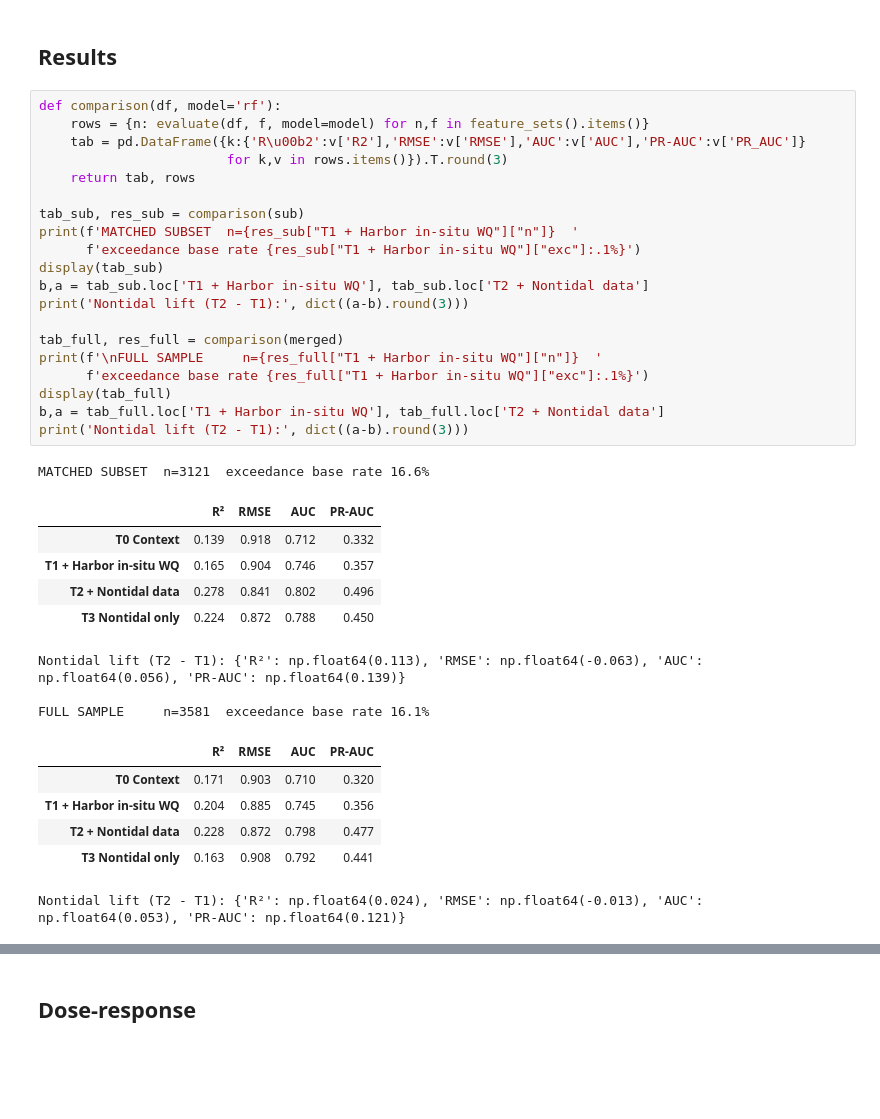
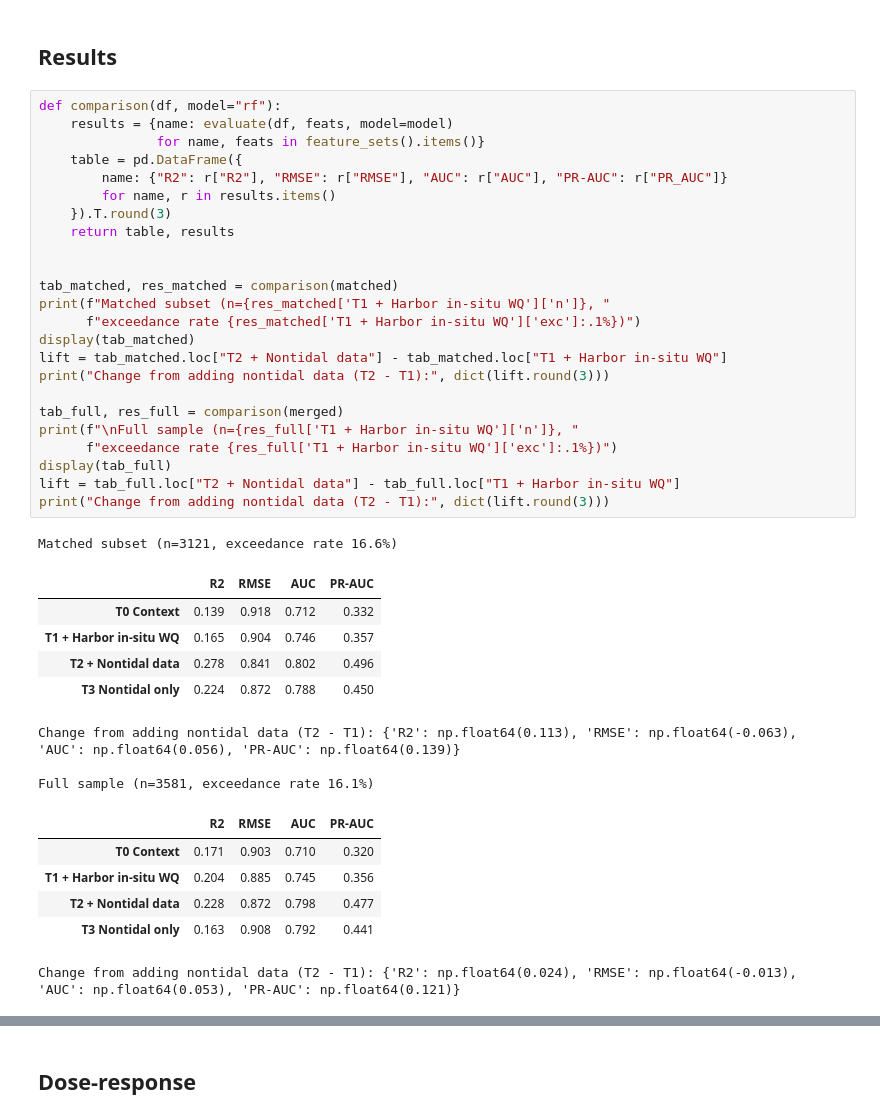
Before and after one commit to Olorunfunmi12/scholarhub, a Jupyter notebook: analysis/Enterococcus_nontidal_predicts_tidal_ML.ipynb, the cells around one changed output, grey strips where cells are left out. Saved outputs shown, nothing was run; the diff lists cells and outputs as text; blank space fills up the shorter version.

```diff
--- a/analysis/Enterococcus_nontidal_predicts_tidal_ML.ipynb
+++ b/analysis/Enterococcus_nontidal_predicts_tidal_ML.ipynb
@@ -176,39 +309,43 @@ def evaluate(df, feats, model='rf', n_splits=5, seed=RANDOM_STATE):
 # %% [markdown]
 ## Results
 # %%
-def comparison(df, model='rf'):
-    rows = {n: evaluate(df, f, model=model) for n,f in feature_sets().items()}
-    tab = pd.DataFrame({k:{'R\u00b2':v['R2'],'RMSE':v['RMSE'],'AUC':v['AUC'],'PR-AUC':v['PR_AUC']}
-                        for k,v in rows.items()}).T.round(3)
-    return tab, rows
+def comparison(df, model="rf"):
+    results = {name: evaluate(df, feats, model=model)
+               for name, feats in feature_sets().items()}
+    table = pd.DataFrame({
+        name: {"R2": r["R2"], "RMSE": r["RMSE"], "AUC": r["AUC"], "PR-AUC": r["PR_AUC"]}
+        for name, r in results.items()
+    }).T.round(3)
+    return table, results
 
-tab_sub, res_sub = comparison(sub)
-print(f'MATCHED SUBSET  n={res_sub["T1 + Harbor in-situ WQ"]["n"]}  '
-      f'exceedance base rate {res_sub["T1 + Harbor in-situ WQ"]["exc"]:.1%}')
-display(tab_sub)
-b,a = tab_sub.loc['T1 + Harbor in-situ WQ'], tab_sub.loc['T2 + Nontidal data']
-print('Nontidal lift (T2 - T1):', dict((a-b).round(3)))
+
+tab_matched, res_matched = comparison(matched)
+print(f"Matched subset (n={res_matched['T1 + Harbor in-situ WQ']['n']}, "
+      f"exceedance rate {res_matched['T1 + Harbor in-situ WQ']['exc']:.1%})")
+display(tab_matched)
+lift = tab_matched.loc["T2 + Nontidal data"] - tab_matched.loc["T1 + Harbor in-situ WQ"]
+print("Change from adding nontidal data (T2 - T1):", dict(lift.round(3)))
 
 tab_full, res_full = comparison(merged)
-print(f'\nFULL SAMPLE     n={res_full["T1 + Harbor in-situ WQ"]["n"]}  '
-      f'exceedance base rate {res_full["T1 + Harbor in-situ WQ"]["exc"]:.1%}')
+print(f"\nFull sample (n={res_full['T1 + Harbor in-situ WQ']['n']}, "
+      f"exceedance rate {res_full['T1 + Harbor in-situ WQ']['exc']:.1%})")
 display(tab_full)
-b,a = tab_full.loc['T1 + Harbor in-situ WQ'], tab_full.loc['T2 + Nontidal data']
-print('Nontidal lift (T2 - T1):', dict((a-b).round(3)))
+lift = tab_full.loc["T2 + Nontidal data"] - tab_full.loc["T1 + Harbor in-situ WQ"]
+print("Change from adding nontidal data (T2 - T1):", dict(lift.round(3)))
 # %% [output]
-MATCHED SUBSET  n=3121  exceedance base rate 16.6%
+Matched subset (n=3121, exceedance rate 16.6%)
-|  | R² | RMSE | AUC | PR-AUC |
+|  | R2 | RMSE | AUC | PR-AUC |
 | T0 Context | 0.139 | 0.918 | 0.712 | 0.332 |
 | T1 + Harbor in-situ WQ | 0.165 | 0.904 | 0.746 | 0.357 |
 | T2 + Nontidal data | 0.278 | 0.841 | 0.802 | 0.496 |
 | T3 Nontidal only | 0.224 | 0.872 | 0.788 | 0.450 |
-Nontidal lift (T2 - T1): {'R²': np.float64(0.113), 'RMSE': np.float64(-0.063), 'AUC': np.float64(0.056), 'PR-AUC': np.float64(0.139)}
+Change from adding nontidal data (T2 - T1): {'R2': np.float64(0.113), 'RMSE': np.float64(-0.063), 'AUC': np.float64(0.056), 'PR-AUC': np.float64(0.139)}
 
-FULL SAMPLE     n=3581  exceedance base rate 16.1%
+Full sample (n=3581, exceedance rate 16.1%)
-|  | R² | RMSE | AUC | PR-AUC |
+|  | R2 | RMSE | AUC | PR-AUC |
 | T0 Context | 0.171 | 0.903 | 0.710 | 0.320 |
 | T1 + Harbor in-situ WQ | 0.204 | 0.885 | 0.745 | 0.356 |
 | T2 + Nontidal data | 0.228 | 0.872 | 0.798 | 0.477 |
 | T3 Nontidal only | 0.163 | 0.908 | 0.792 | 0.441 |
-Nontidal lift (T2 - T1): {'R²': np.float64(0.024), 'RMSE': np.float64(-0.013), 'AUC': np.float64(0.053), 'PR-AUC': np.float64(0.121)}
+Change from adding nontidal data (T2 - T1): {'R2': np.float64(0.024), 'RMSE': np.float64(-0.013), 'AUC': np.float64(0.053), 'PR-AUC': np.float64(0.121)}
 # %%
```
Also changed, not shown: parts of 11 cells of this notebook, 3 other files.
